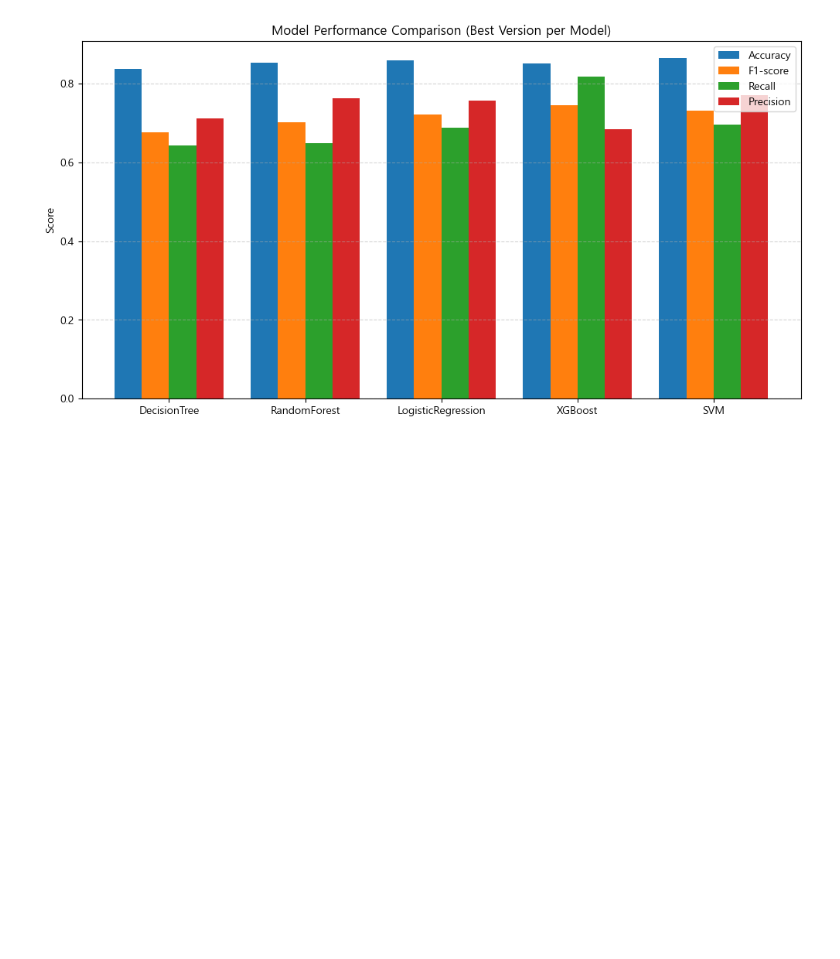
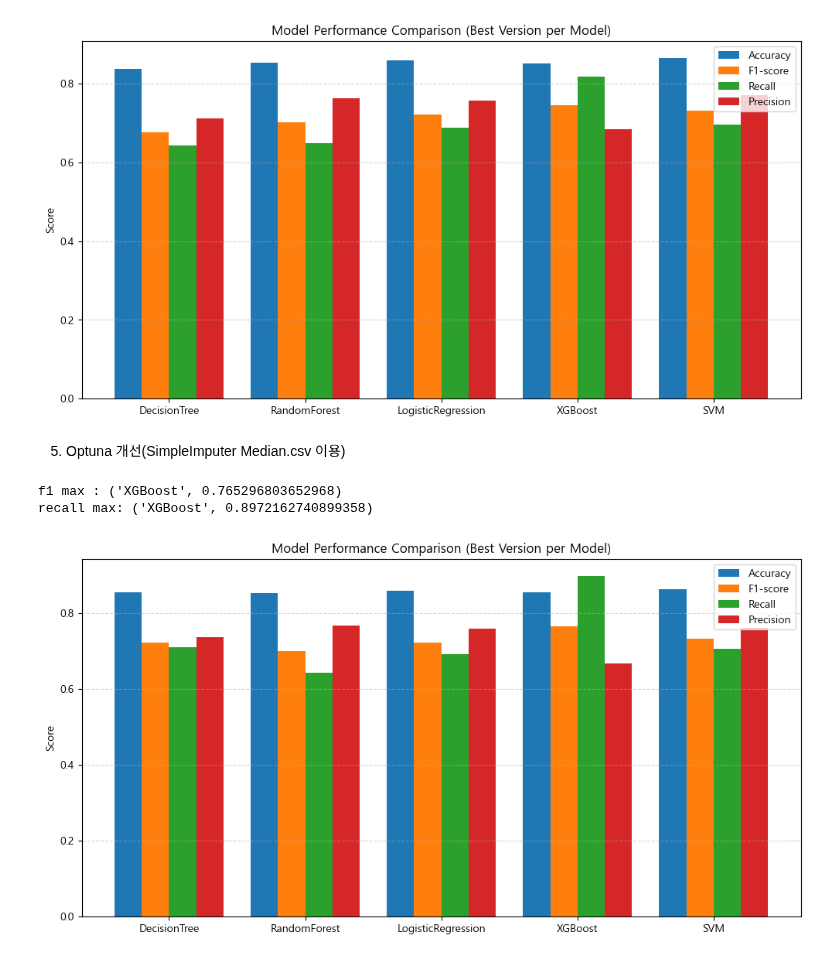
Before and after one commit to SKNETWORKS-FAMILY-AICAMP/SKN21-2nd-4Team, a Jupyter notebook: notebooks/model_compare_by_imp_method.ipynb, the cells around one changed output. Cells and saved outputs as stored; diff of their text form; code cells hidden in the pictures; blank space fills up the shorter version.

```diff
--- a/notebooks/model_compare_by_imp_method.ipynb
+++ b/notebooks/model_compare_by_imp_method.ipynb
@@ -138,3 +138,38 @@ plt.show()
 f1 max : ('XGBoost', 0.7453658536585366)
 recall max: ('XGBoost', 0.8179871520342612)
 [figure]
+# %% [markdown]
+5. Optuna 개선(SimpleImputer Median.csv 이용)
+# %%
+# 모델 이름
+models = ["DecisionTree", "RandomForest", "LogisticRegression", "XGBoost", "SVM"]
+
+# 성능 지표
+accuracy = [0.855763770584895, 0.8534923339011925, 0.8597387847813742, 0.8540601930721181, 0.8631459398069279]
+f1 = [0.7233115468409586, 0.6993006993006993, 0.723404255319149, 0.765296803652968, 0.732519422863485]
+recall = [0.7109207708779444, 0.6423982869379015, 0.6916488222698073, 0.8972162740899358, 0.7066381156316917]
+precision = [0.7361419068736141, 0.7672634271099744, 0.7582159624413145, 0.6671974522292994, 0.7603686635944701]
+print(f"f1 max : {models[f1.index(max(f1))], max(f1)}")
+print(f"recall max: {models[recall.index(max(recall))], max(recall)}")
+
+x = np.arange(len(models))
+width = 0.2
+
+plt.figure(figsize=(12, 6))
+
+plt.bar(x - width*1.5, accuracy, width, label='Accuracy')
+plt.bar(x - width*0.5, f1, width, label='F1-score')
+plt.bar(x + width*0.5, recall, width, label='Recall')
+plt.bar(x + width*1.5, precision, width, label='Precision')
+
+plt.xticks(x, models)
+plt.ylabel("Score")
+plt.title("Model Performance Comparison (Best Version per Model)")
+plt.legend()
+plt.grid(axis='y', linestyle='--', alpha=0.5)
+
+plt.show()
+# %% [output]
+f1 max : ('XGBoost', 0.765296803652968)
+recall max: ('XGBoost', 0.8972162740899358)
+[figure, added]
```
